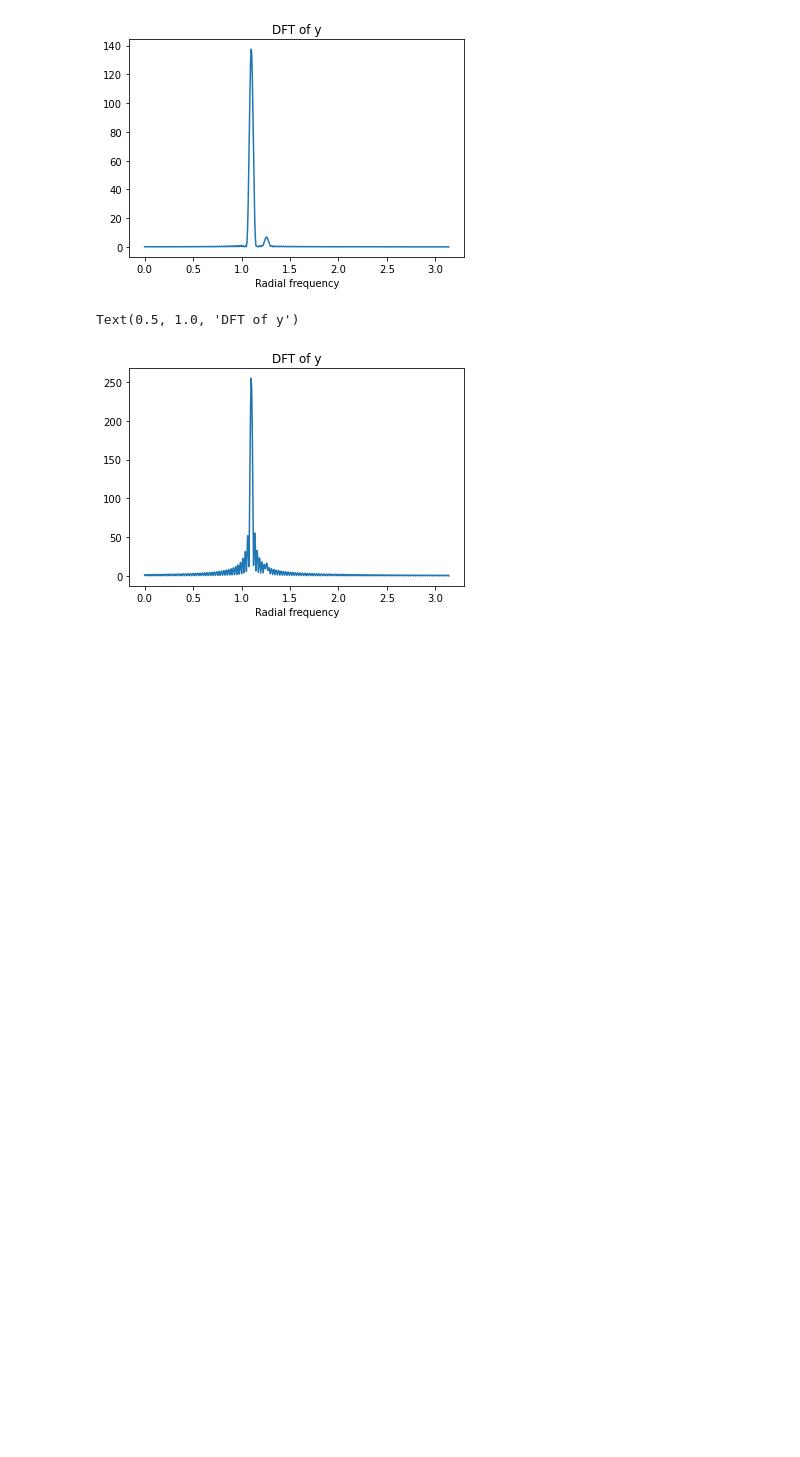
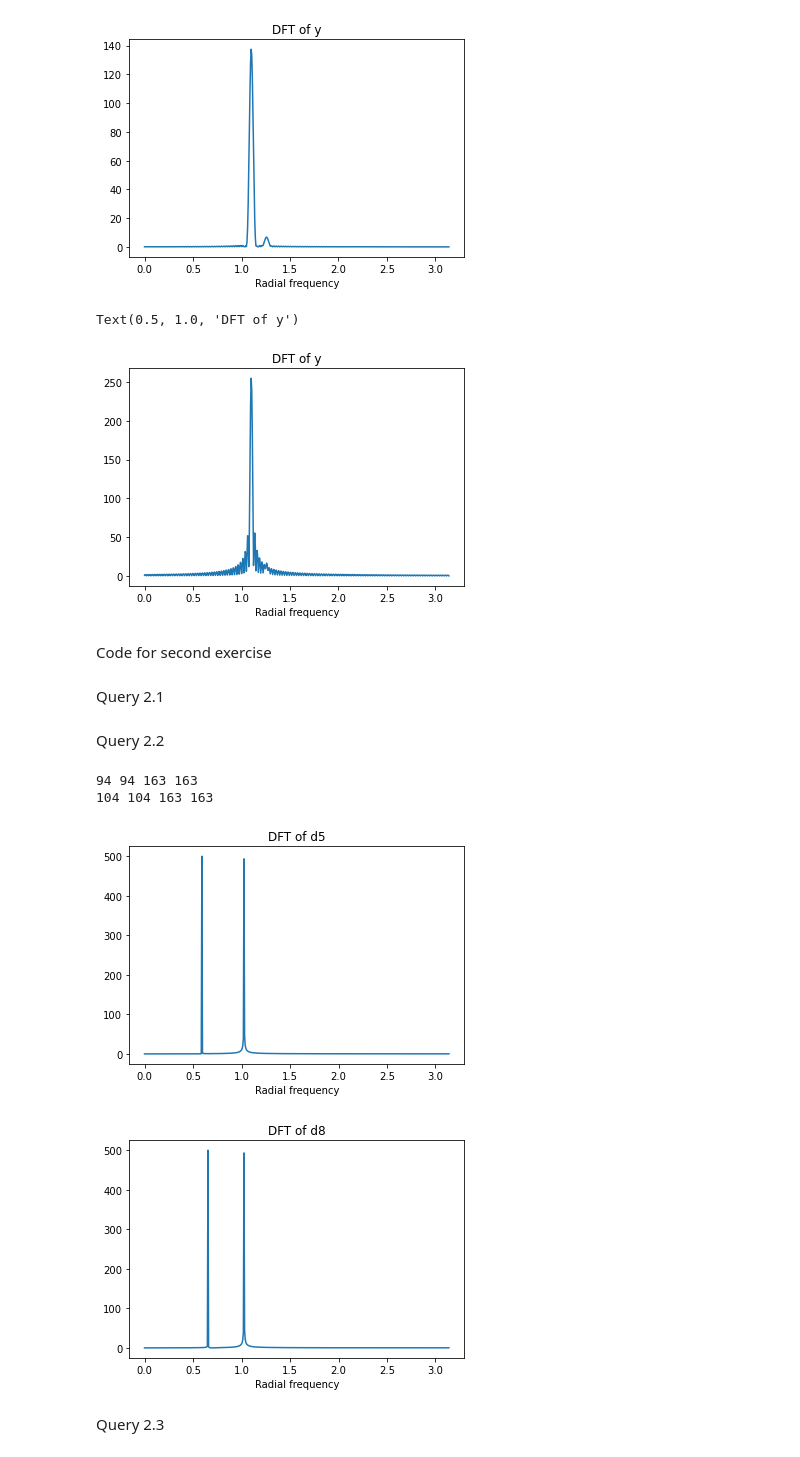
Before and after one commit to TilemahosAravanis/DSP_LAB_1h_erg, a Jupyter notebook: DSP_LAB_1h_erg.ipynb, the cells around one changed output. Saved outputs shown, nothing was run; the diff lists cells and outputs as text; code cells hidden in the pictures; blank space fills up the shorter version.

Commit message:
First commit with exercise 2 as well

```diff
--- a/DSP_LAB_1h_erg.ipynb
+++ b/DSP_LAB_1h_erg.ipynb
@@ -308,3 +319,7 @@ plt.title('DFT of y')
 # %% [output]
 Text(0.5, 1.0, 'DFT of y')
 [figure]
+# %% [markdown]
+Code for second exercise
+# %% [markdown]
+Query 2.1
@@ -310,0 +334,45 @@ Text(0.5, 1.0, 'DFT of y')
+# %%
+n = np.arange(0,1000,1) # 1000 specimens
+
+d0 = np.sin(0.7217*n) + np.sin(1.0247*n)
+d1 = np.sin(0.5346*n) + np.sin(0.9273*n)
+d2 = np.sin(0.5346*n) + np.sin(1.0247*n)
+d3 = np.sin(0.5346*n) + np.sin(1.1328*n)
+d4 = np.sin(0.5906*n) + np.sin(0.9273*n)
+d5 = np.sin(0.5906*n) + np.sin(1.0247*n)
+d6 = np.sin(0.5906*n) + np.sin(1.1328*n)
+d7 = np.sin(0.6535*n) + np.sin(0.9273*n)
+d8 = np.sin(0.6535*n) + np.sin(1.0247*n)
+d9 = np.sin(0.6535*n) + np.sin(1.1328*n)
+
+sd.play(d9,8192)
+# %% [markdown]
+Query 2.2
+# %%
+%matplotlib inline
+dft5 = np.fft.fft(d5)
+dft8 = np.fft.fft(d8)
+
+f = np.linspace(0,2*np.pi,1000)
+
+dft5_cut = dft5[:500]
+dft8_cut = dft8[:500]
+f_cut = f[:500]
+
+plt.figure(1)
+plt.plot(f_cut,np.abs(dft5_cut))
+plt.xlabel('Radial frequency')
+plt.title('DFT of d5')
+print(np.argmax(np.abs(dft5_cut[:131])),round((0.5906/(2*np.pi))*1000),np.argmax(np.abs(dft5_cut[131:]))+131,round((1.0247/(2*np.pi))*1000))
+plt.figure(2)
+plt.plot(f_cut,np.abs(dft8_cut))
+plt.xlabel('Radial frequency')
+plt.title('DFT of d8')
+print(np.argmax(np.abs(dft8_cut[:131])),round((0.6535/(2*np.pi))*1000) ,np.argmax(np.abs(dft8_cut[131:]))+131,round((1.0247/(2*np.pi))*1000))
+# %% [output]
+94 94 163 163
+104 104 163 163
+[figure, added]
+[figure, added]
+# %% [markdown]
+Query 2.3
```
Also changed, not shown: parts of 12 cells of this notebook.
